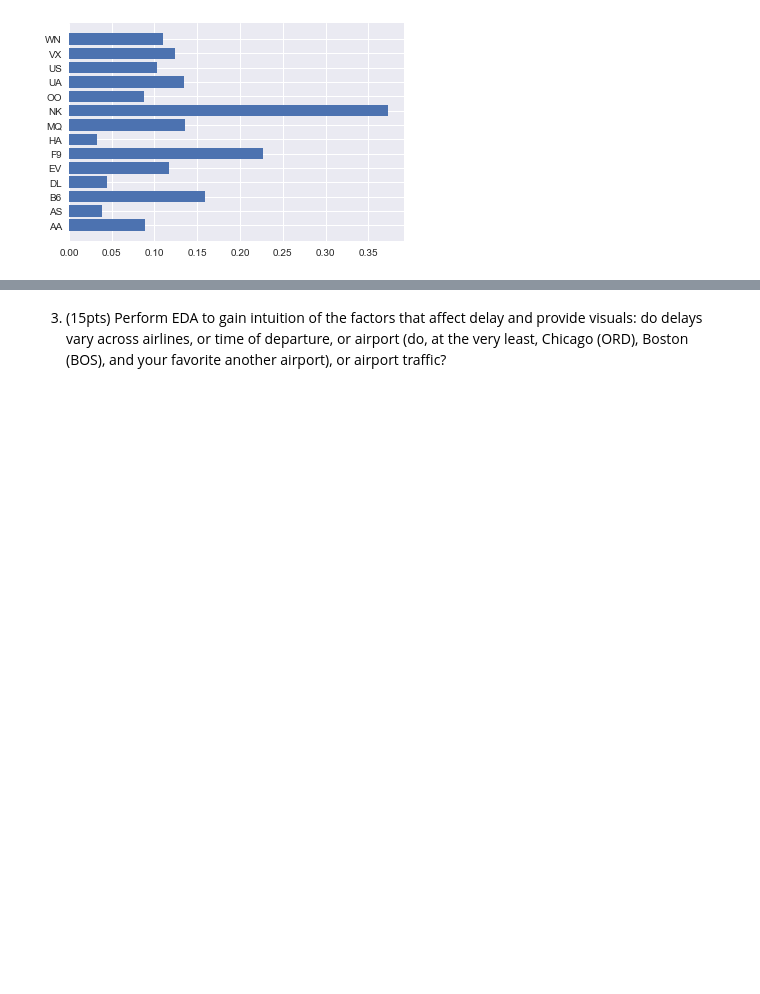
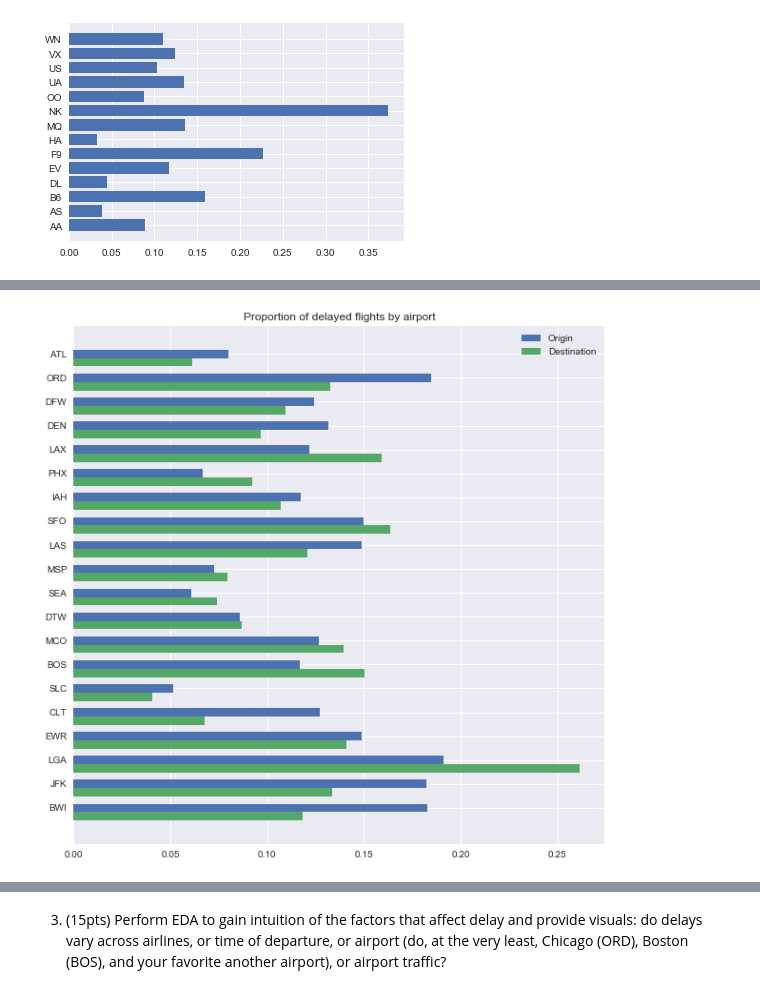
Before and after one commit to Jchea15/a-2017, a Jupyter notebook: cs109a_midterm_2017.ipynb, the cells around one changed output, grey strips where cells are left out. Drawn from its saved outputs; the diff is of its cells as text; code cells hidden in the pictures; blank space fills up the shorter version.

```diff
--- a/cs109a_midterm_2017.ipynb
+++ b/cs109a_midterm_2017.ipynb
@@ -356,0 +256,7 @@ Name: ORIGIN_AIRPORT, dtype: int64
+# %%
+# top 20 airports by number of flights originating from there
+topairport = df['ORIGIN_AIRPORT'].value_counts()[:20].index
+
+delayed_prop['origin_airport'] = df.groupby(['ORIGIN_AIRPORT'])['DELAY_OR_NOT'].sum()/df.groupby(['ORIGIN_AIRPORT'])['DELAY_OR_NOT'].count()
+delayed_prop['top_origin_airport'] = delayed_prop['origin_airport'][topairport]
+delayed_prop['top_origin_airport']
@@ -356,0 +281,4 @@ Name: ORIGIN_AIRPORT, dtype: int64
+# %%
+delayed_prop['dest_airport'] = df.groupby(['DESTINATION_AIRPORT'])['DELAY_OR_NOT'].sum()/df.groupby(['DESTINATION_AIRPORT'])['DELAY_OR_NOT'].count()
+delayed_prop['top_dest_airport'] = delayed_prop['dest_airport'][topairport]
+delayed_prop['top_dest_airport']
@@ -356,0 +303,14 @@ Name: ORIGIN_AIRPORT, dtype: int64
+# %%
+# can make this prettier later using code below
+width = 0.35
+
+fig, ax = plt.subplots(figsize=(10,10))
+nums = np.arange(len(topairport))
+ax.barh(nums, delayed_prop['top_origin_airport'].values, width, label = "Origin")
+ax.barh(nums+width, delayed_prop['top_dest_airport'].values, width, label = "Destination")
+ticks = plt.yticks(nums,topairport)
+ax.set_title("Proportion of delayed flights by airport")
+ax.legend(loc='best')
+plt.gca().invert_yaxis()
+# %% [output]
+[figure, added]
```
Also changed, not shown: parts of 14 cells of this notebook.
